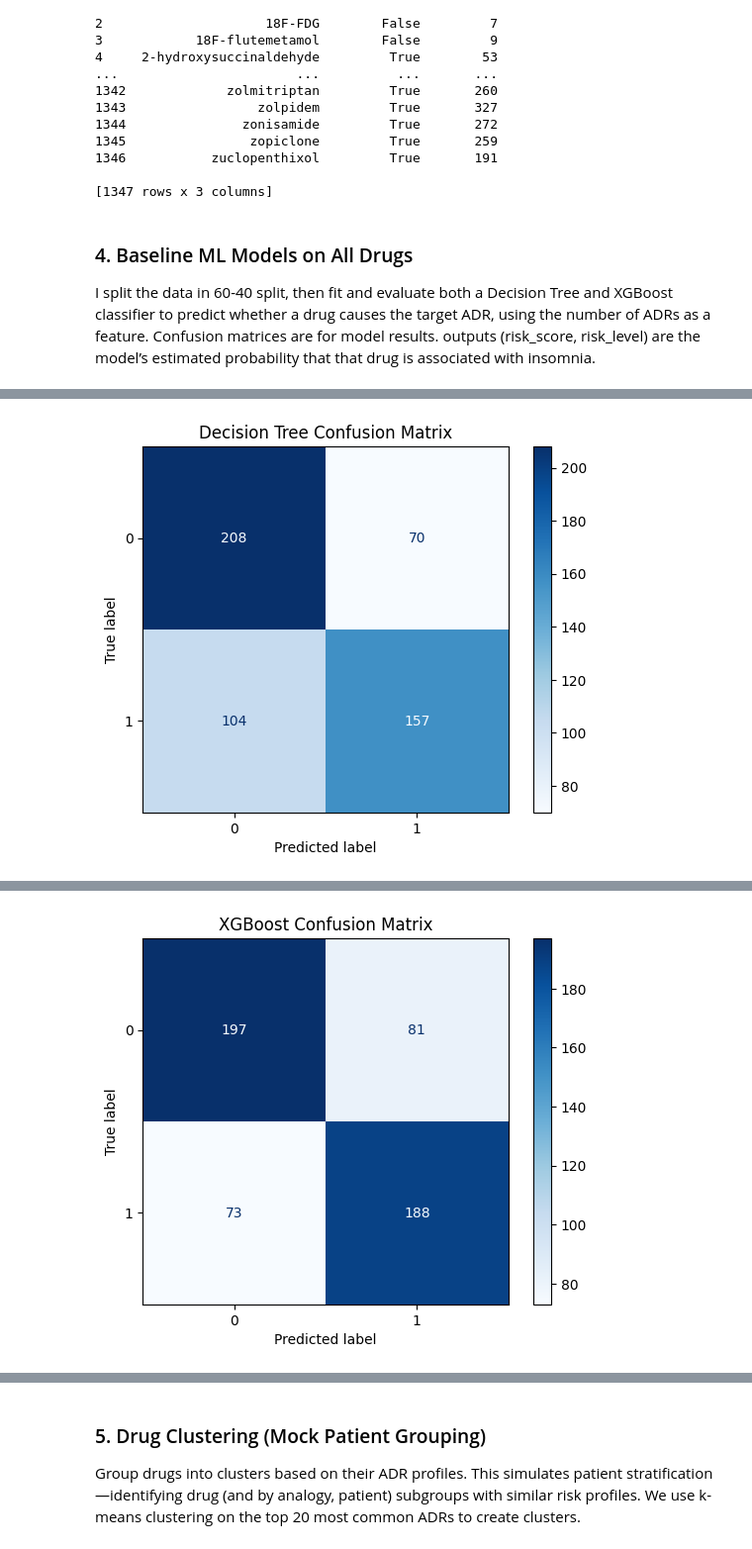
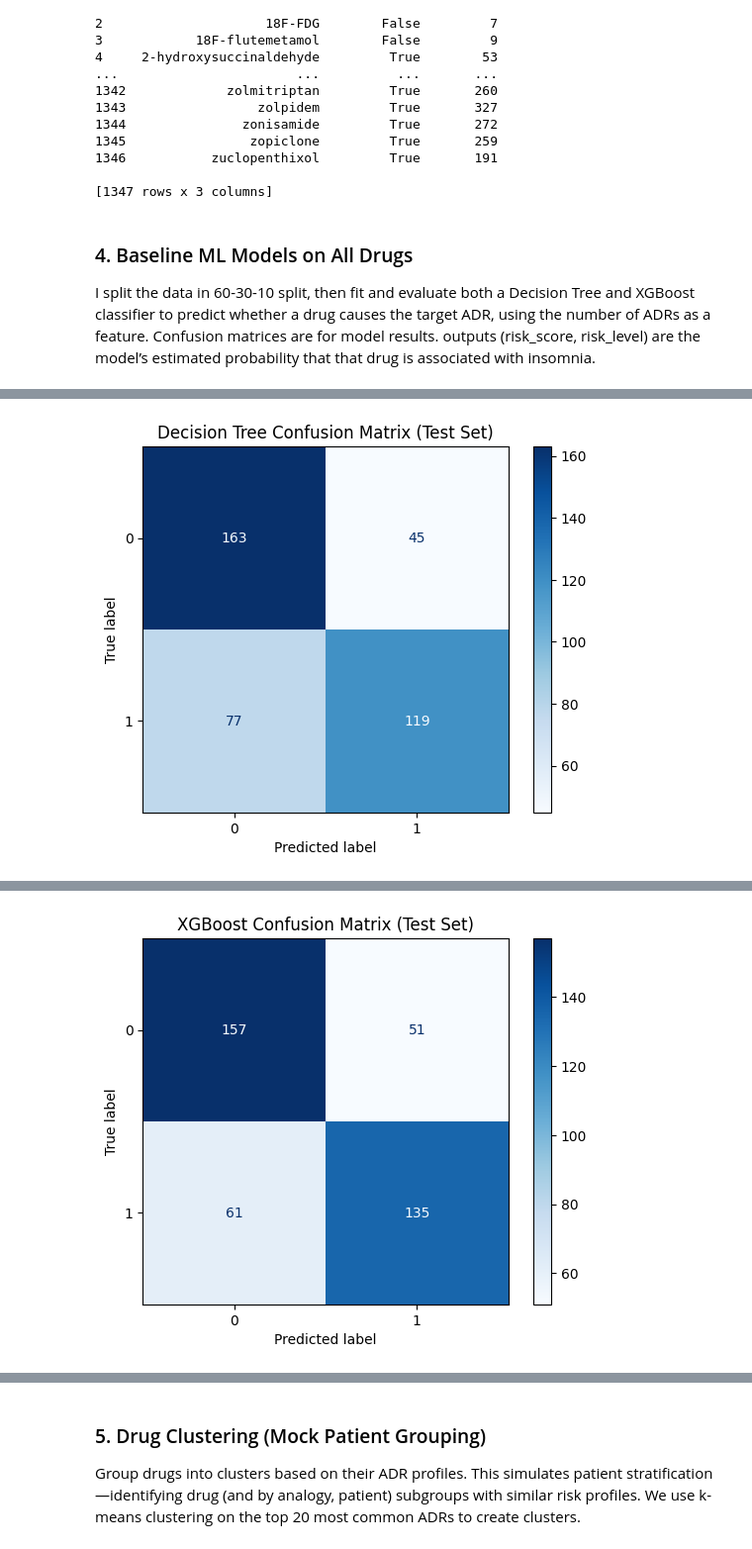
Before and after one commit to Eemnaarfaoui/Pharmedic_Clinical_Algo, a Jupyter notebook: intern_submissions/Raheel_Siddiqui/Raheel Siddiqui_ADR Model.ipynb, the cells around one changed output, grey strips where cells are left out. Shown: that part at 99% size. Cells and saved outputs as stored; diff of their text form; code cells hidden in the pictures.

```diff
--- a/intern_submissions/Raheel_Siddiqui/Raheel Siddiqui_ADR Model.ipynb
+++ b/intern_submissions/Raheel_Siddiqui/Raheel Siddiqui_ADR Model.ipynb
@@ -150,7 +150,7 @@ print(final_df)
 [1347 rows x 3 columns]
 # %% [markdown]
 ### 4. Baseline ML Models on All Drugs
-I split the data in 60-40 split, then fit and evaluate both a Decision Tree and XGBoost classifier to predict whether a drug causes the target ADR, using the number of ADRs as a feature. Confusion matrices are for model results. outputs (risk_score, risk_level) are the model’s estimated probability that that drug is associated with insomnia.
+I split the data in 60-30-10 split, then fit and evaluate both a Decision Tree and XGBoost classifier to predict whether a drug causes the target ADR, using the number of ADRs as a feature. Confusion matrices are for model results. outputs (risk_score, risk_level) are the model’s estimated probability that that drug is associated with insomnia.
 # %%
 from sklearn.model_selection import train_test_split
 from sklearn.metrics import classification_report, confusion_matrix, ConfusionMatrixDisplay
@@ -158,7 +158,6 @@ from sklearn.tree import DecisionTreeClassifier
 from xgboost import XGBClassifier
 import matplotlib.pyplot as plt
 
-# helper to bucket probabilities
 def get_risk_level(score: float) -> str:
     if score <= 0.33:
         return "Low"
@@ -167,60 +166,91 @@ def get_risk_level(score: float) -> str:
     else:
         return "High"
 
-# 1) train/test split on num_adrs → target_flag
+# ======================= THREE WAY SPLIT =========================
 X = final_df[['num_adrs']]
 y = final_df['target_flag']
+
+X_temp, X_holdout, y_temp, y_holdout = train_test_split(
+    X, y, test_size=0.10, random_state=42, stratify=y
+)
 X_train, X_test, y_train, y_test = train_test_split(
-    X, y, test_size=0.4, random_state=42
+    X_temp, y_temp, test_size=0.333, random_state=42, stratify=y_temp
 )
 
-# 2) Decision Tree baseline
+print(f"Train size: {X_train.shape[0]}, Test size: {X_test.shape[0]}, Holdout size: {X_holdout.shape[0]}")
+
+# ======================= DECISION TREE =========================
 dt_model = DecisionTreeClassifier(random_state=42)
 dt_model.fit(X_train, y_train)
-print("Decision Tree Results")
-print(classification_report(y_test, dt_model.predict(X_test)))
 
-# manual confusion matrix display for DT
-dt_cm = confusion_matrix(y_test, dt_model.predict(X_test))
+print("Decision Tree Results (Test Set)")
+dt_pred = dt_model.predict(X_test)
+print(classification_report(y_test, dt_pred))
+
+dt_cm = confusion_matrix(y_test, dt_pred)
 ConfusionMatrixDisplay(dt_cm).plot(cmap='Blues')
-plt.title('Decision Tree Confusion Matrix')
+plt.title('Decision Tree Confusion Matrix (Test Set)')
 plt.show()
 
-# 3) Predict probabilities for ALL drugs
 dt_scores = dt_model.predict_proba(X)[:, 1]
 final_df['risk_score_DT_base'] = dt_scores
 final_df['risk_level_DT_base'] = [get_risk_level(s) for s in dt_scores]
 final_df['classifier_base_DT'] = 'decision_tree'
 
-# 4) XGBoost baseline
+# ======================= XGBOOST =========================
 xgb_model = XGBClassifier(
     use_label_encoder=False,
     eval_metric='logloss',
     random_state=42
 )
 xgb_model.fit(X_train, y_train)
-print("XGBoost Results")
-print(classification_report(y_test, xgb_model.predict(X_test)))
 
-# manual confusion matrix display for XGB
+print("XGBoost Results (Test Set)")
 xgb_pred = xgb_model.predict(X_test)
+print(classification_report(y_test, xgb_pred))
+
 xgb_cm = confusion_matrix(y_test, xgb_pred)
 ConfusionMatrixDisplay(xgb_cm).plot(cmap='Blues')
-plt.title('XGBoost Confusion Matrix')
+plt.title('XGBoost Confusion Matrix (Test Set)')
 plt.show()
 
-# 5) Predict probabilities for ALL drugs
 xgb_scores = xgb_model.predict_proba(X)[:, 1]
 final_df['risk_score_XGB_base'] = xgb_scores
 final_df['risk_level_XGB_base'] = [get_risk_level(s) for s in xgb_scores]
 final_df['classifier_base_XGB'] = 'xgboost'
 
-
-# 7) Show only the requested summary columns
 summary_cols = [
     'drug_name',
     'risk_score_DT_base', 'risk_level_DT_base',
-    'risk_score_XGB_base','risk_level_XGB_base'
+    'risk_score_XGB_base', 'risk_level_XGB_base'
 ]
 print(final_df[summary_cols].head(25))
+
+import joblib
+
+dt_report = classification_report(y_test, dt_pred, output_dict=True)
+dt_f1_macro = dt_report['macro avg']['f1-score']
+xgb_report = classification_report(y_test, xgb_pred, output_dict=True)
+xgb_f1_macro = xgb_report['macro avg']['f1-score']
+
+if xgb_f1_macro >= dt_f1_macro:
+    best_model = xgb_model
+    best_model_name = "XGBoost"
+else:
+    best_model = dt_model
+    best_model_name = "Decision Tree"
+
+print(f"\nBest model by macro F1 on test set: {best_model_name} (F1={max(dt_f1_macro, xgb_f1_macro):.3f})")
+joblib.dump(best_model, "Raheel-ADRmodel.joblib")
+print("Best model saved as Raheel-ADRmodel.joblib")
+
+# ======================= HOLDOUT =========================
+print("\n===== FINAL HOLDOUT SET EVALUATION =====")
+dt_holdout_pred = dt_model.predict(X_holdout)
+print("Decision Tree (Holdout Set):")
+print(classification_report(y_holdout, dt_holdout_pred))
+
+xgb_holdout_pred = xgb_model.predict(X_holdout)
+print("XGBoost (Holdout Set):")
+print(classification_report(y_holdout, xgb_holdout_pred))
 # %% [output]
@@ -236 +267 @@ weighted avg       0.68      0.68      0.68       539
-[figure, old version]
+[figure, new version]
@@ -246,2 +277,2 @@ weighted avg       0.71      0.71      0.71       539
-[figure, old version]
+[figure, new version]
                    drug_name  risk_score_DT_base risk_level_DT_base  \
```
Also changed, not shown: parts of 3 cells of this notebook.
